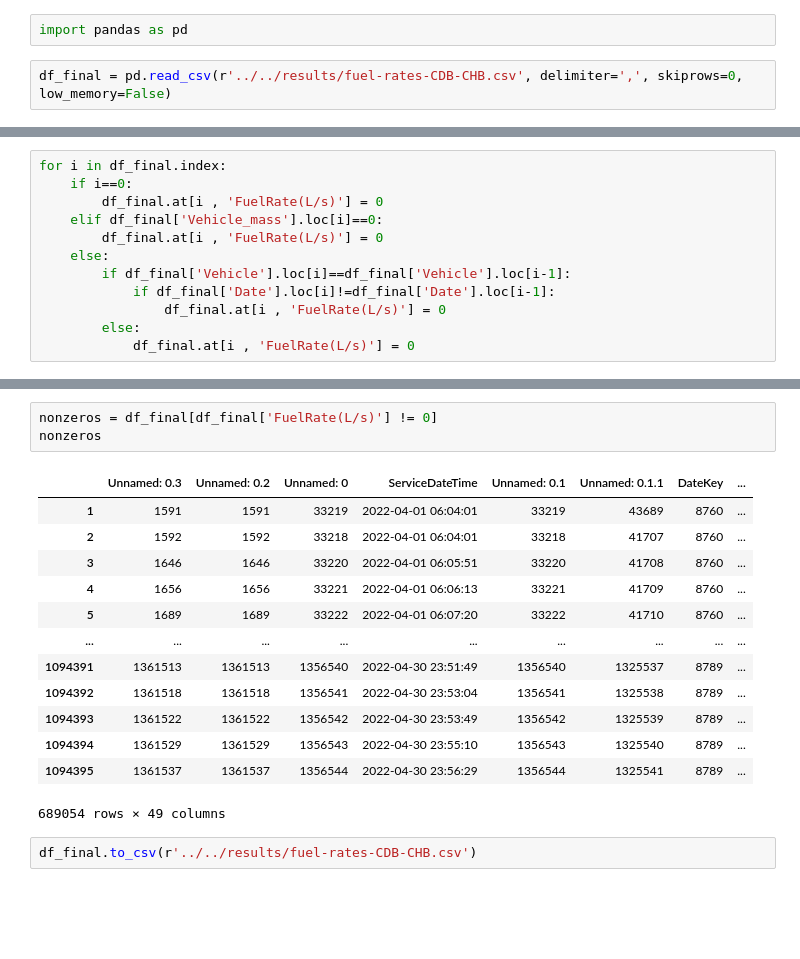
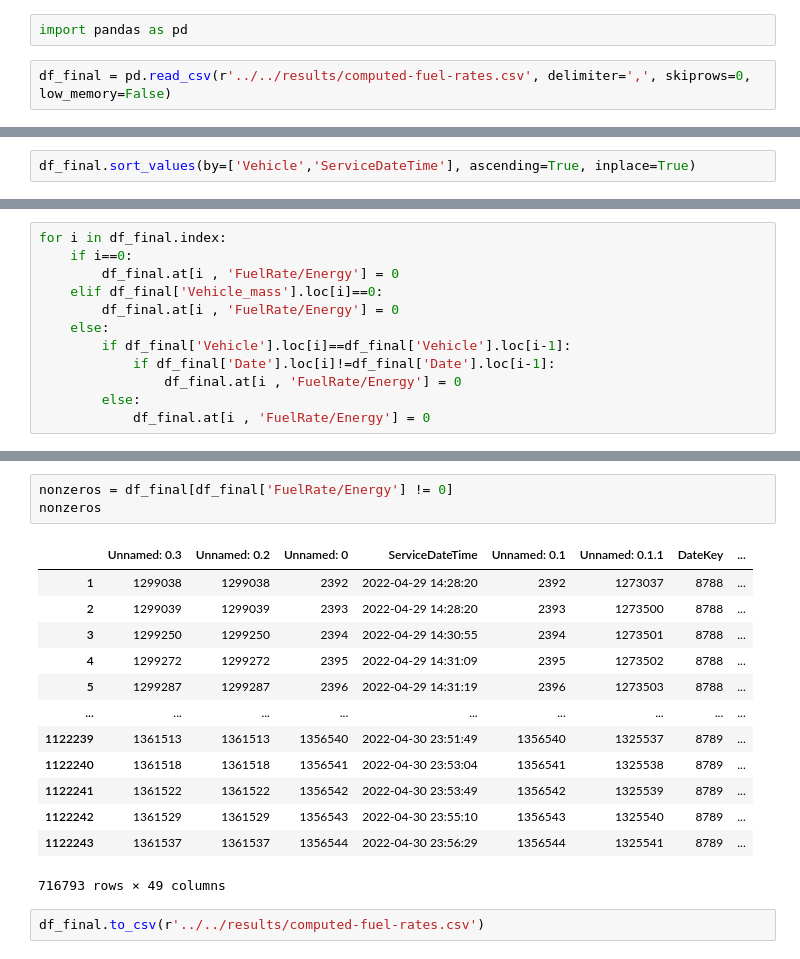
Before and after one commit to narslab/transit-electrification-futures, a Jupyter notebook: bin/jupyter/modify-fuel-rates.ipynb, the cells around one changed output, grey strips where cells are left out. Drawn from its saved outputs; the diff is of its cells as text; blank space fills up the shorter version.

```diff
--- a/bin/jupyter/modify-fuel-rates.ipynb
+++ b/bin/jupyter/modify-fuel-rates.ipynb
@@ -1,7 +1,7 @@
 # %%
 import pandas as pd
 # %%
-df_final = pd.read_csv(r'../../results/fuel-rates-CDB-CHB.csv', delimiter=',', skiprows=0, low_memory=False)
+df_final = pd.read_csv(r'../../results/computed-fuel-rates.csv', delimiter=',', skiprows=0, low_memory=False)
 # %%
 df_final.columns
 # %% [output]
@@ -38,0 +50,2 @@ zeros
+# %%
+df_final.sort_values(by=['Vehicle','ServiceDateTime'], ascending=True, inplace=True)
@@ -39,15 +68,15 @@ zeros
 # %%
 for i in df_final.index:
     if i==0:
-        df_final.at[i , 'FuelRate(L/s)'] = 0
+        df_final.at[i , 'FuelRate/Energy'] = 0
     elif df_final['Vehicle_mass'].loc[i]==0:
-        df_final.at[i , 'FuelRate(L/s)'] = 0
+        df_final.at[i , 'FuelRate/Energy'] = 0
     else:
         if df_final['Vehicle'].loc[i]==df_final['Vehicle'].loc[i-1]:
             if df_final['Date'].loc[i]!=df_final['Date'].loc[i-1]:
-                df_final.at[i , 'FuelRate(L/s)'] = 0
+                df_final.at[i , 'FuelRate/Energy'] = 0
         else:
-            df_final.at[i , 'FuelRate(L/s)'] = 0
+            df_final.at[i , 'FuelRate/Energy'] = 0
 # %%
 df_final
 # %% [output]
@@ -84,19 +113,19 @@ zeros
 # %%
-nonzeros = df_final[df_final['FuelRate(L/s)'] != 0]
+nonzeros = df_final[df_final['FuelRate/Energy'] != 0]
 nonzeros
 # %% [output]
 |  | Unnamed: 0.3 | Unnamed: 0.2 | Unnamed: 0 | ServiceDateTime | Unnamed: 0.1 | Unnamed: 0.1.1 | DateKey | ... |
-| 1 | 1591 | 1591 | 33219 | 2022-04-01 06:04:01 | 33219 | 43689 | 8760 | ... |
-| 2 | 1592 | 1592 | 33218 | 2022-04-01 06:04:01 | 33218 | 41707 | 8760 | ... |
-| 3 | 1646 | 1646 | 33220 | 2022-04-01 06:05:51 | 33220 | 41708 | 8760 | ... |
-| 4 | 1656 | 1656 | 33221 | 2022-04-01 06:06:13 | 33221 | 41709 | 8760 | ... |
-| 5 | 1689 | 1689 | 33222 | 2022-04-01 06:07:20 | 33222 | 41710 | 8760 | ... |
+| 1 | 1299038 | 1299038 | 2392 | 2022-04-29 14:28:20 | 2392 | 1273037 | 8788 | ... |
+| 2 | 1299039 | 1299039 | 2393 | 2022-04-29 14:28:20 | 2393 | 1273500 | 8788 | ... |
+| 3 | 1299250 | 1299250 | 2394 | 2022-04-29 14:30:55 | 2394 | 1273501 | 8788 | ... |
+| 4 | 1299272 | 1299272 | 2395 | 2022-04-29 14:31:09 | 2395 | 1273502 | 8788 | ... |
+| 5 | 1299287 | 1299287 | 2396 | 2022-04-29 14:31:19 | 2396 | 1273503 | 8788 | ... |
 | ... | ... | ... | ... | ... | ... | ... | ... | ... |
-| 1094391 | 1361513 | 1361513 | 1356540 | 2022-04-30 23:51:49 | 1356540 | 1325537 | 8789 | ... |
-| 1094392 | 1361518 | 1361518 | 1356541 | 2022-04-30 23:53:04 | 1356541 | 1325538 | 8789 | ... |
-| 1094393 | 1361522 | 1361522 | 1356542 | 2022-04-30 23:53:49 | 1356542 | 1325539 | 8789 | ... |
-| 1094394 | 1361529 | 1361529 | 1356543 | 2022-04-30 23:55:10 | 1356543 | 1325540 | 8789 | ... |
-| 1094395 | 1361537 | 1361537 | 1356544 | 2022-04-30 23:56:29 | 1356544 | 1325541 | 8789 | ... |
+| 1122239 | 1361513 | 1361513 | 1356540 | 2022-04-30 23:51:49 | 1356540 | 1325537 | 8789 | ... |
+| 1122240 | 1361518 | 1361518 | 1356541 | 2022-04-30 23:53:04 | 1356541 | 1325538 | 8789 | ... |
+| 1122241 | 1361522 | 1361522 | 1356542 | 2022-04-30 23:53:49 | 1356542 | 1325539 | 8789 | ... |
+| 1122242 | 1361529 | 1361529 | 1356543 | 2022-04-30 23:55:10 | 1356543 | 1325540 | 8789 | ... |
+| 1122243 | 1361537 | 1361537 | 1356544 | 2022-04-30 23:56:29 | 1356544 | 1325541 | 8789 | ... |
-689054 rows × 49 columns
+716793 rows × 49 columns
 # %%
-df_final.to_csv(r'../../results/fuel-rates-CDB-CHB.csv')
+df_final.to_csv(r'../../results/computed-fuel-rates.csv')
```
Also changed, not shown: parts of 7 cells of this notebook, 6 other files.
